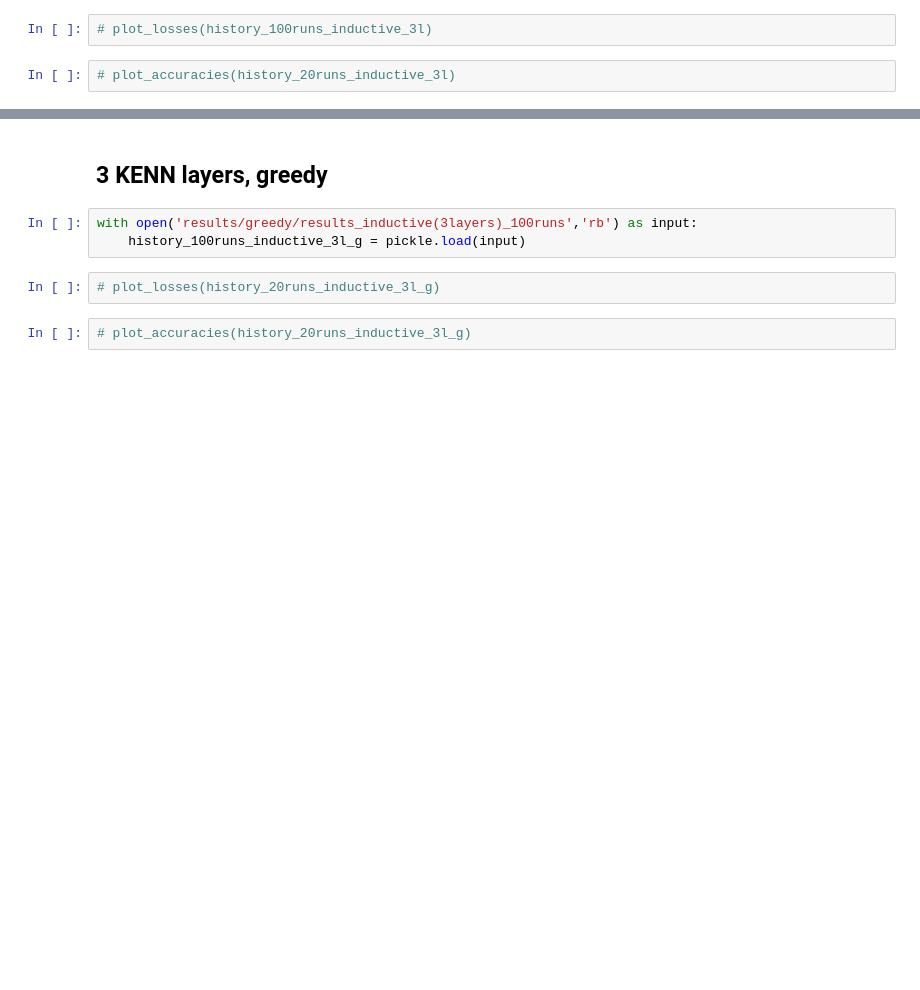
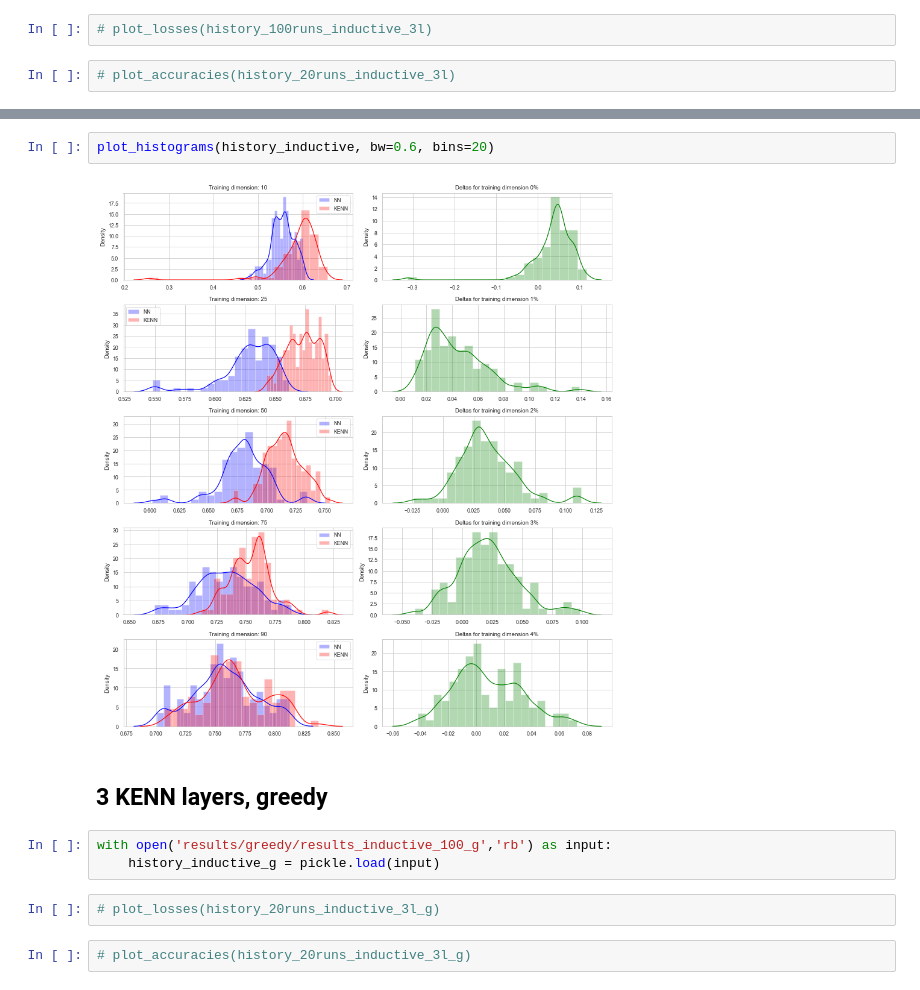
Before and after one commit to rmazzier/KENN-Citeseer-Experiments, a Jupyter notebook: final_results.ipynb, the cells around one changed output, grey strips where cells are left out. Cells and saved outputs as stored; diff of their text form; blank space fills up the shorter version.

```diff
--- a/final_results.ipynb
+++ b/final_results.ipynb
@@ -46,8 +46,12 @@ Test Accuracy std:      NN = 0.027193; KENN = 0.028457
+# %%
+plot_histograms(history_inductive, bw=0.6, bins=20)
+# %% [output]
+[figure, added]
 # %% [markdown]
 ## 3 KENN layers, greedy
 # %%
-with open('results/greedy/results_inductive(3layers)_100runs','rb') as input:
-    history_100runs_inductive_3l_g = pickle.load(input)
+with open('results/greedy/results_inductive_100_g','rb') as input:
+    history_inductive_g = pickle.load(input)
 # %%
 # plot_losses(history_20runs_inductive_3l_g)
 # %%
```
Also changed, not shown: parts of 10 cells of this notebook, 13 other files.
